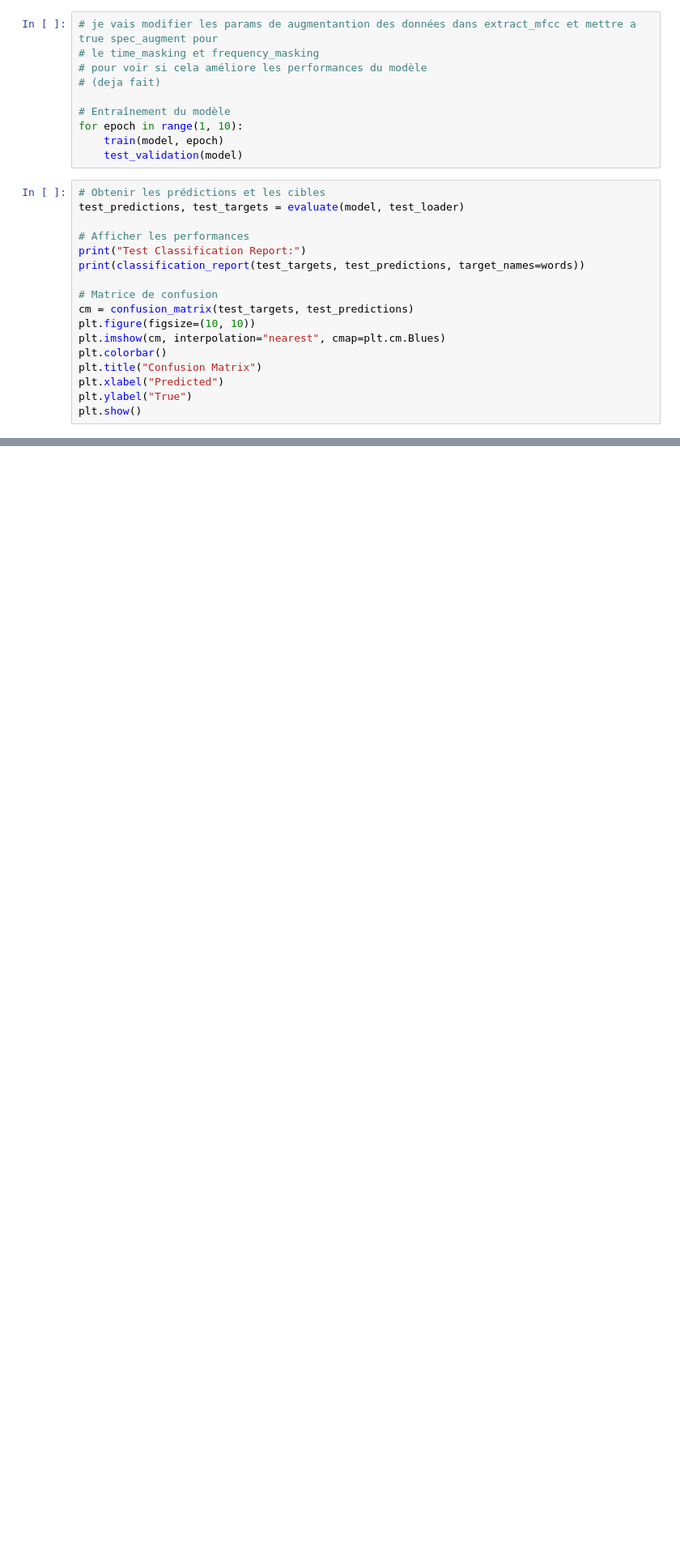
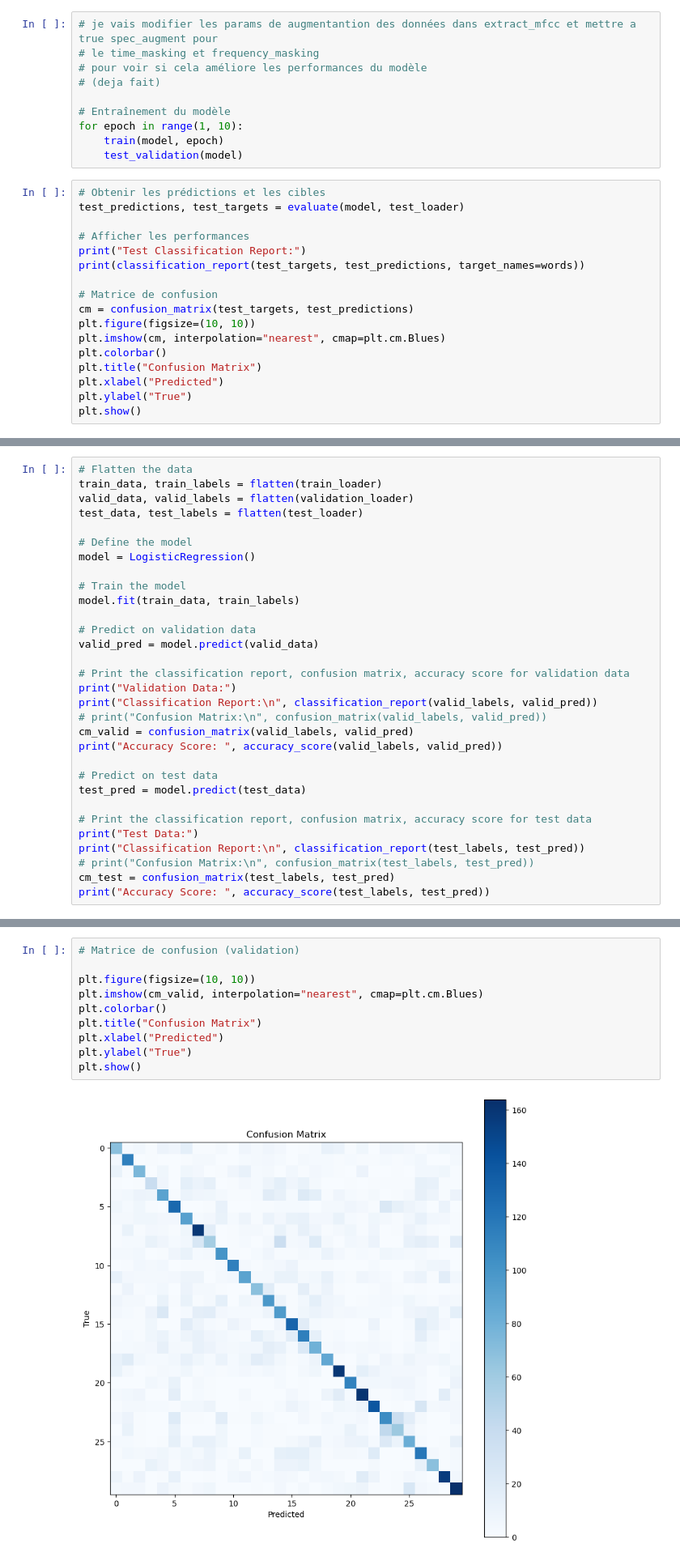
Before and after one commit to saliou7/Commande-Vocale, a Jupyter notebook: projet_torch.ipynb, the cells around one changed output, grey strips where cells are left out. Shown at 81% size. Drawn from its saved outputs; the diff is of its cells as text; blank space fills up the shorter version.

Commit message:
regression logistique

```diff
--- a/projet_torch.ipynb
+++ b/projet_torch.ipynb
@@ -439,0 +465,31 @@ plt.show()
+# %%
+# Flatten the data
+train_data, train_labels = flatten(train_loader)
+valid_data, valid_labels = flatten(validation_loader)
+test_data, test_labels = flatten(test_loader)
+
+# Define the model
+model = LogisticRegression()
+
+# Train the model
+model.fit(train_data, train_labels)
+
+# Predict on validation data
+valid_pred = model.predict(valid_data)
+
+# Print the classification report, confusion matrix, accuracy score for validation data
+print("Validation Data:")
+print("Classification Report:\n", classification_report(valid_labels, valid_pred))
+# print("Confusion Matrix:\n", confusion_matrix(valid_labels, valid_pred))
+cm_valid = confusion_matrix(valid_labels, valid_pred)
+print("Accuracy Score: ", accuracy_score(valid_labels, valid_pred))
+
+# Predict on test data
+test_pred = model.predict(test_data)
+
+# Print the classification report, confusion matrix, accuracy score for test data
+print("Test Data:")
+print("Classification Report:\n", classification_report(test_labels, test_pred))
+# print("Confusion Matrix:\n", confusion_matrix(test_labels, test_pred))
+cm_test = confusion_matrix(test_labels, test_pred)
+print("Accuracy Score: ", accuracy_score(test_labels, test_pred))
@@ -439,0 +521,12 @@ plt.show()
+# %%
+# Matrice de confusion (validation)
+
+plt.figure(figsize=(10, 10))
+plt.imshow(cm_valid, interpolation="nearest", cmap=plt.cm.Blues)
+plt.colorbar()
+plt.title("Confusion Matrix")
+plt.xlabel("Predicted")
+plt.ylabel("True")
+plt.show()
+# %% [output]
+[figure, added]
```
Also changed, not shown: parts of 9 cells of this notebook.
